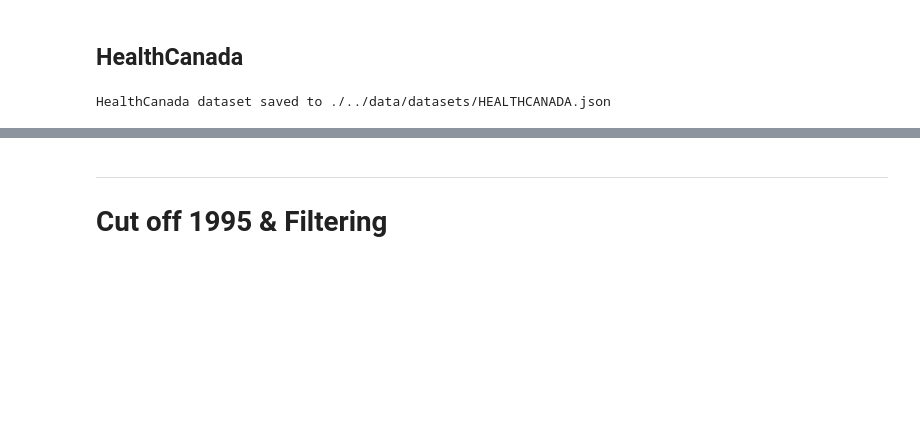
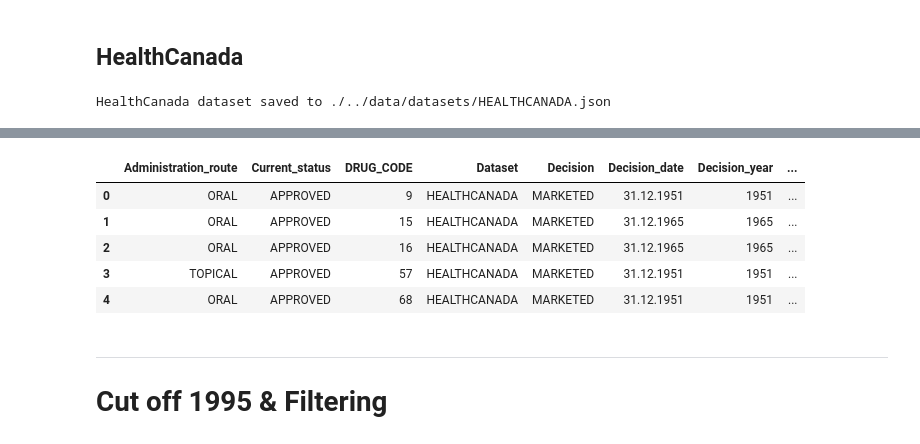
Before and after one commit to dcr-unibe-ch/DrugFork, a Jupyter notebook: src/consolidate_datasets.ipynb, the cells around one changed output, grey strips where cells are left out. Cells and saved outputs as stored; diff of their text form; code cells hidden in the pictures; blank space fills up the shorter version.

```diff
--- a/src/consolidate_datasets.ipynb
+++ b/src/consolidate_datasets.ipynb
@@ -210,3 +251,12 @@ HealthCanada dataset saved to ./../data/datasets/HEALTHCANADA.json
+# %%
+df.head()
+# %% [output]
+|  | Administration_route | Current_status | DRUG_CODE | Dataset | Decision | Decision_date | Decision_year | ... |
+| 0 | ORAL | APPROVED | 9 | HEALTHCANADA | MARKETED | 31.12.1951 | 1951 | ... |
+| 1 | ORAL | APPROVED | 15 | HEALTHCANADA | MARKETED | 31.12.1965 | 1965 | ... |
+| 2 | ORAL | APPROVED | 16 | HEALTHCANADA | MARKETED | 31.12.1965 | 1965 | ... |
+| 3 | TOPICAL | APPROVED | 57 | HEALTHCANADA | MARKETED | 31.12.1951 | 1951 | ... |
+| 4 | ORAL | APPROVED | 68 | HEALTHCANADA | MARKETED | 31.12.1951 | 1951 | ... |
 # %% [markdown]
 ----
 # Cut off 1995 & Filtering
```
Also changed, not shown: parts of 5 cells of this notebook.
